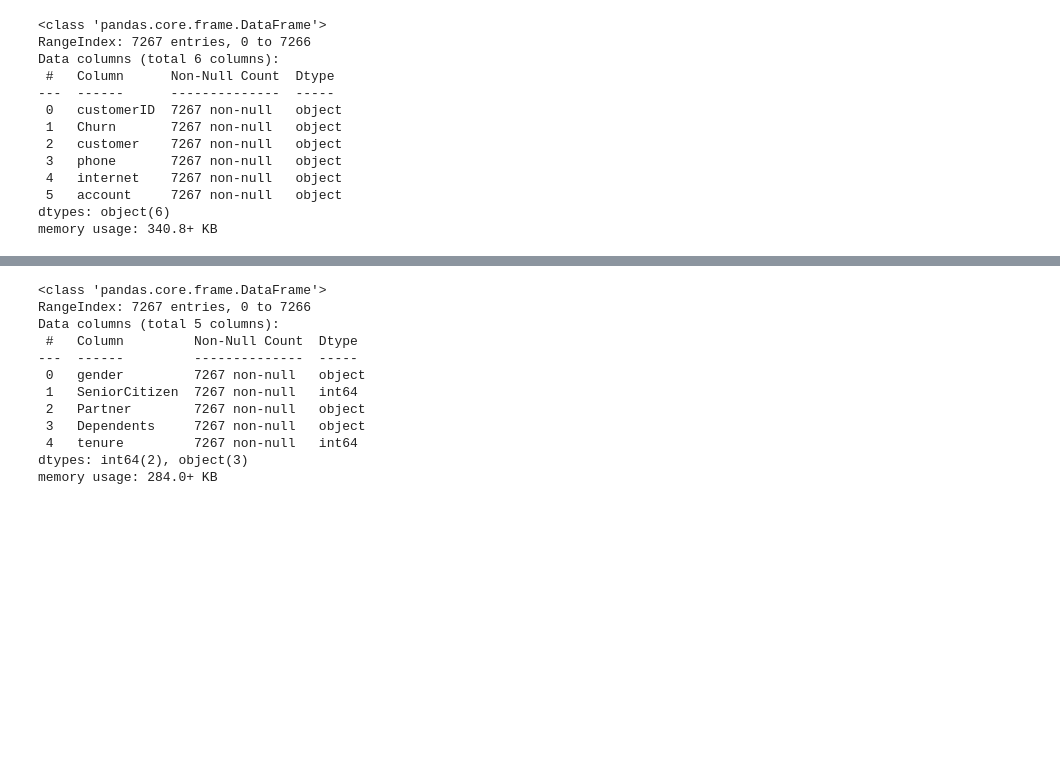
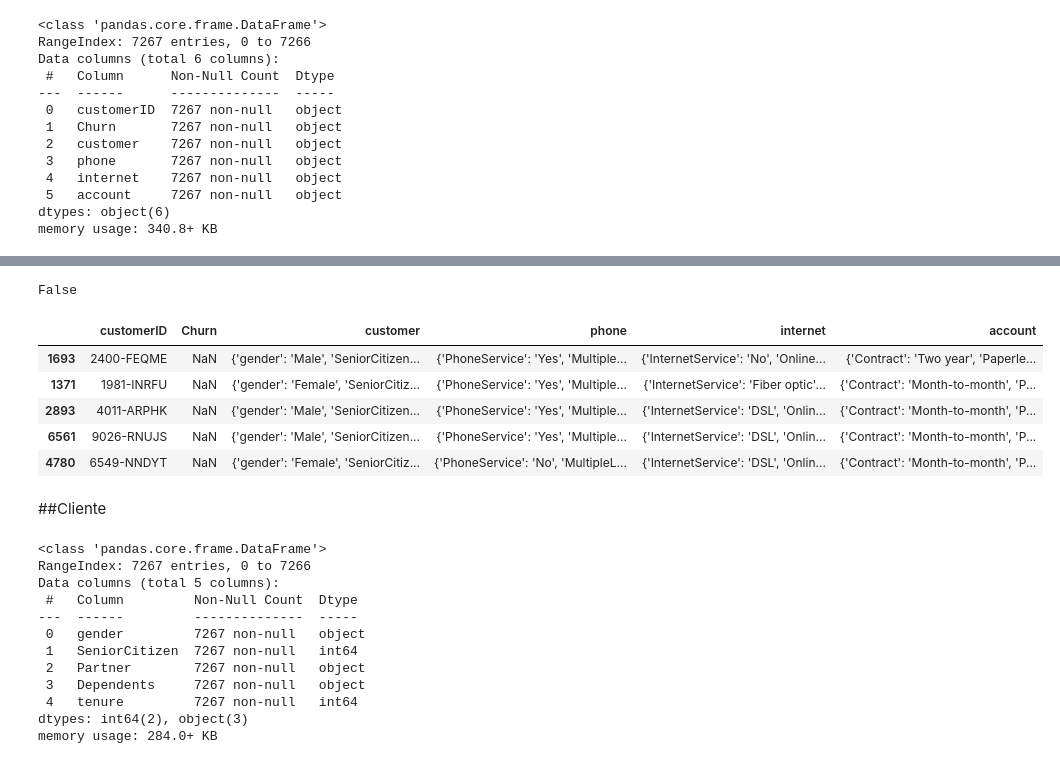
Before and after one commit to P0Iar/Challenge2-TelecomX, a Jupyter notebook: TelecomX_LATAM.ipynb, the cells around one changed output, grey strips where cells are left out. Saved outputs shown, nothing was run; the diff lists cells and outputs as text; code cells hidden in the pictures; blank space fills up the shorter version.

```diff
--- a/TelecomX_LATAM.ipynb
+++ b/TelecomX_LATAM.ipynb
@@ -48,8 +58,25 @@ memory usage: 340.8+ KB
+# %%
+print(df.isnull().values.any())
+# %% [output]
+False
 # %%
 cliente=pd.json_normalize(df['customer'])
 telefono=pd.json_normalize(df['phone'])
 internet=pd.json_normalize(df['internet'])
 cuenta=pd.json_normalize(df['account'])
+# %%
+df['Churn'] = df['Churn'].map({'Yes': 1, 'No': 0})
+# %%
+df.sample(5)
+# %% [output]
+|  | customerID | Churn | customer | phone | internet | account |
+| 1693 | 2400-FEQME | NaN | {'gender': 'Male', 'SeniorCitizen... | {'PhoneService': 'Yes', 'Multiple... | {'InternetService': 'No', 'Online... | {'Contract': 'Two year', 'Paperle... |
+| 1371 | 1981-INRFU | NaN | {'gender': 'Female', 'SeniorCitiz... | {'PhoneService': 'Yes', 'Multiple... | {'InternetService': 'Fiber optic'... | {'Contract': 'Month-to-month', 'P... |
+| 2893 | 4011-ARPHK | NaN | {'gender': 'Male', 'SeniorCitizen... | {'PhoneService': 'Yes', 'Multiple... | {'InternetService': 'DSL', 'Onlin... | {'Contract': 'Month-to-month', 'P... |
+| 6561 | 9026-RNUJS | NaN | {'gender': 'Male', 'SeniorCitizen... | {'PhoneService': 'Yes', 'Multiple... | {'InternetService': 'DSL', 'Onlin... | {'Contract': 'Month-to-month', 'P... |
+| 4780 | 6549-NNDYT | NaN | {'gender': 'Female', 'SeniorCitiz... | {'PhoneService': 'No', 'MultipleL... | {'InternetService': 'DSL', 'Onlin... | {'Contract': 'Month-to-month', 'P... |
+# %% [markdown]
+##Cliente
 # %%
 cliente.info()
 # %% [output]
```
Also changed, not shown: parts of 10 cells of this notebook.
